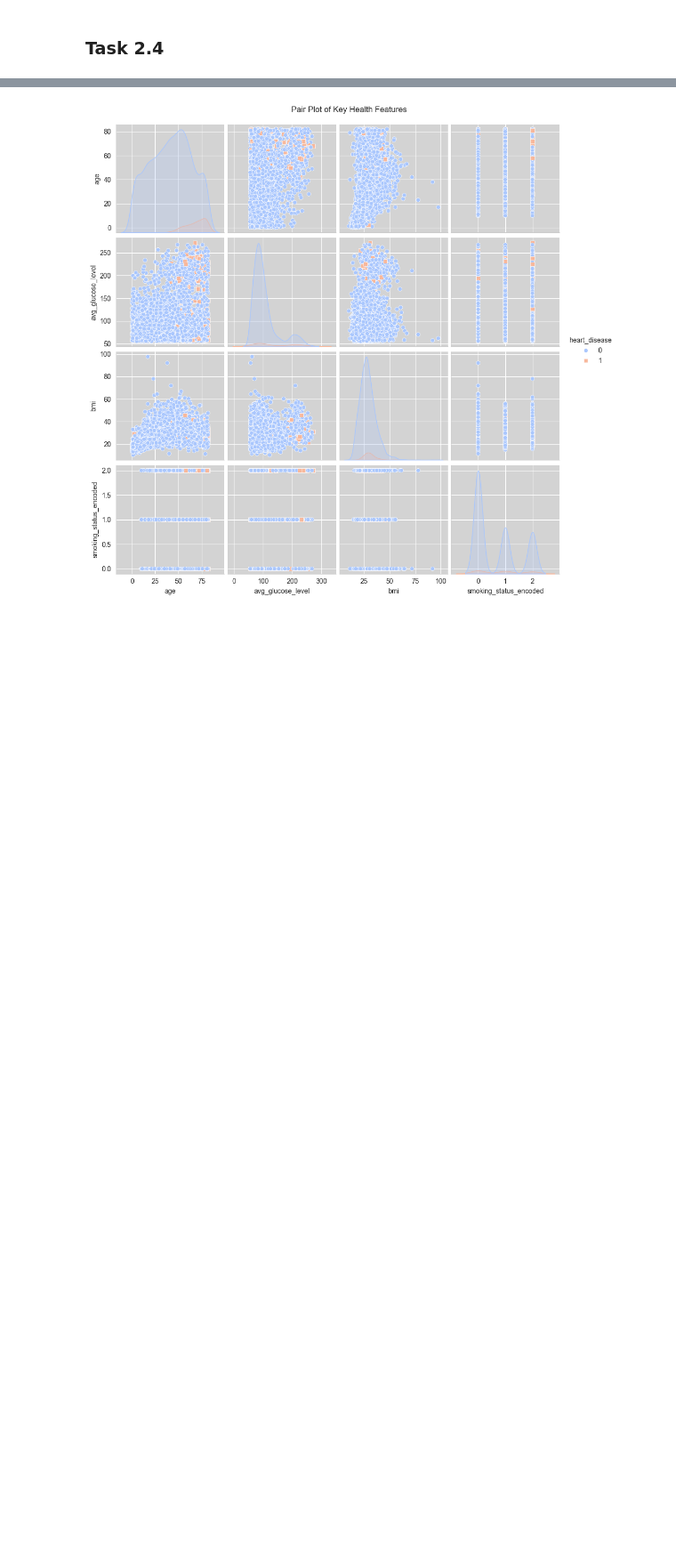
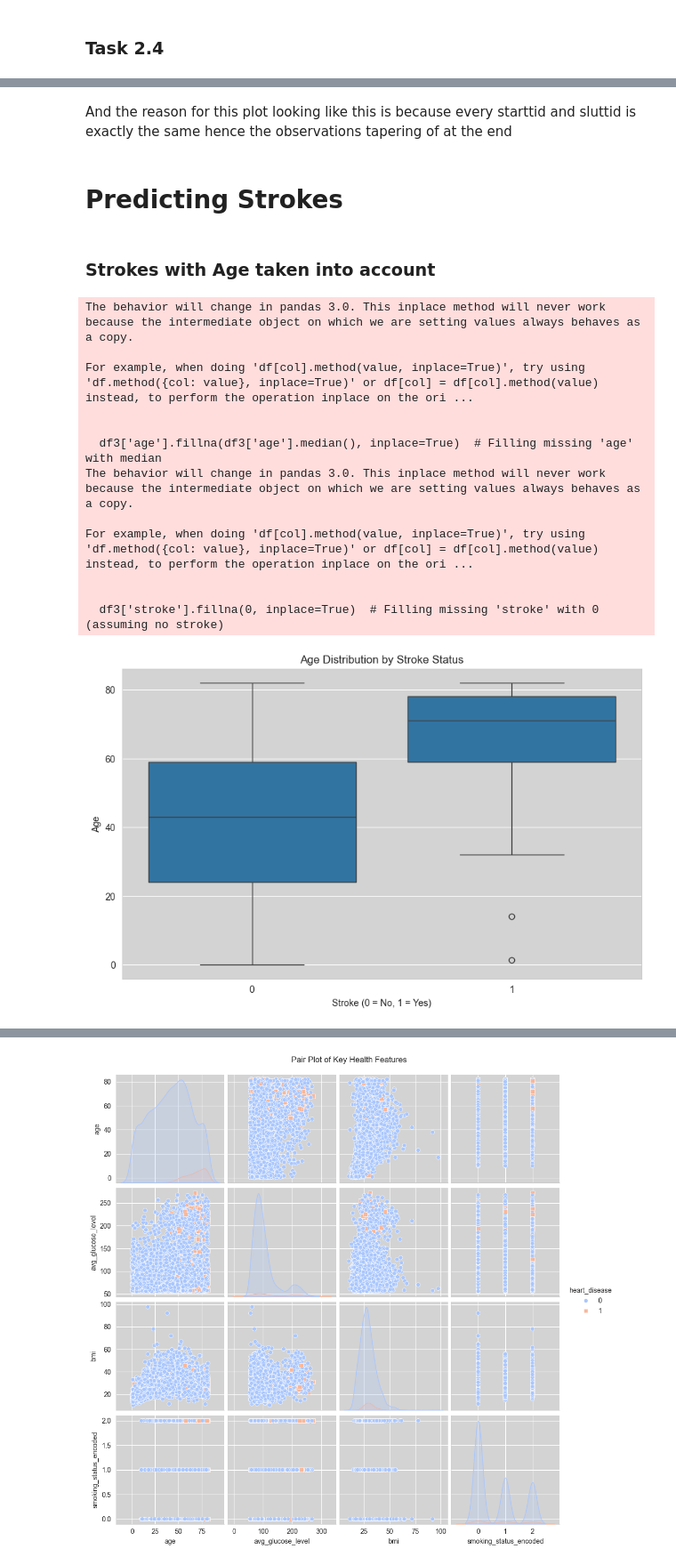
Before and after one commit to Tony-Fayez/Labbar-MT4007, a Jupyter notebook: Homeworks/Homework 3/HW3.ipynb, the cells around one changed output, grey strips where cells are left out. Shown at 89% size. Cells and saved outputs as stored; diff of their text form; code cells hidden in the pictures; blank space fills up the shorter version.

```diff
--- a/Homeworks/Homework 3/HW3.ipynb
+++ b/Homeworks/Homework 3/HW3.ipynb
@@ -208,0 +347,33 @@ Name: count, dtype: int64
+# %% [markdown]
+And the reason for this plot looking like this is because every starttid and sluttid is exactly the same hence the observations tapering of at the end
+# %% [markdown]
+# Predicting Strokes
+# %% [markdown]
+### Strokes with Age taken into account
+# %%
+df3 = pd.read_csv('stroke-data2.csv')
+
+df3['age'].fillna(df3['age'].median(), inplace=True)  # Filling missing 'age' with median
+df3['stroke'].fillna(0, inplace=True)  # Filling missing 'stroke' with 0 (assuming no stroke)
+
+# Box plot to show age distribution for people with and without stroke
+plt.figure(figsize=(10, 6))
+sns.boxplot(x='stroke', y='age', data=df3)
+plt.title('Age Distribution by Stroke Status')
+plt.xlabel('Stroke (0 = No, 1 = Yes)')
+plt.ylabel('Age')
+plt.show()
+# %% [output]
+The behavior will change in pandas 3.0. This inplace method will never work because the intermediate object on which we are setting values always behaves as a copy.
+
+For example, when doing 'df[col].method(value, inplace=True)', try using 'df.method({col: value}, inplace=True)' or df[col] = df[col].method(value) instead, to perform the operation inplace on the ori ...
+
+
+  df3['age'].fillna(df3['age'].median(), inplace=True)  # Filling missing 'age' with median
+The behavior will change in pandas 3.0. This inplace method will never work because the intermediate object on which we are setting values always behaves as a copy.
+
+For example, when doing 'df[col].method(value, inplace=True)', try using 'df.method({col: value}, inplace=True)' or df[col] = df[col].method(value) instead, to perform the operation inplace on the ori ...
+
+
+  df3['stroke'].fillna(0, inplace=True)  # Filling missing 'stroke' with 0 (assuming no stroke)
+[figure, added]
```
Also changed, not shown: parts of 53 cells of this notebook.
